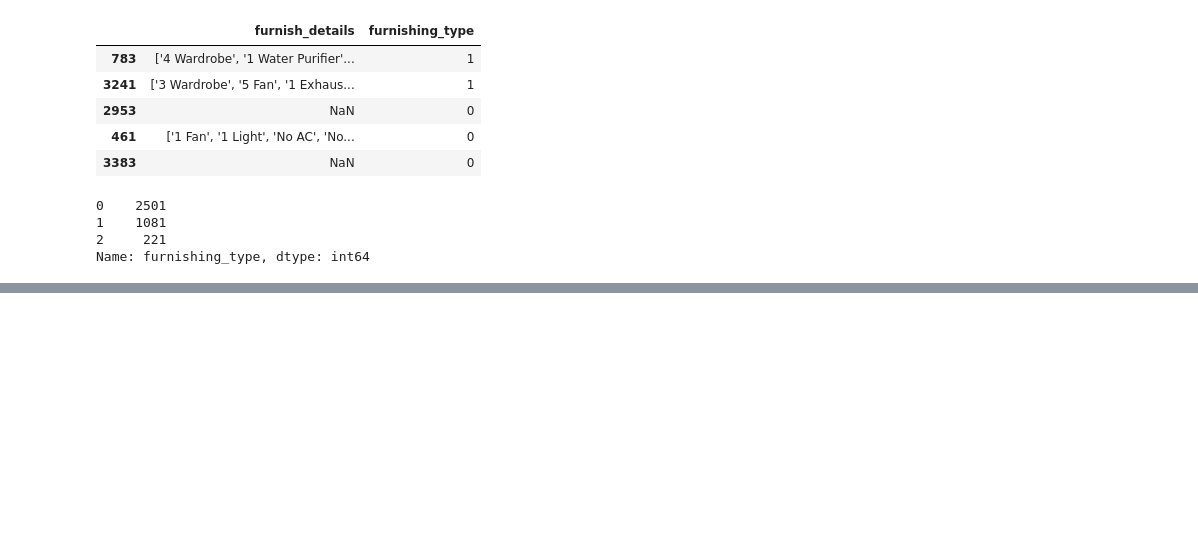
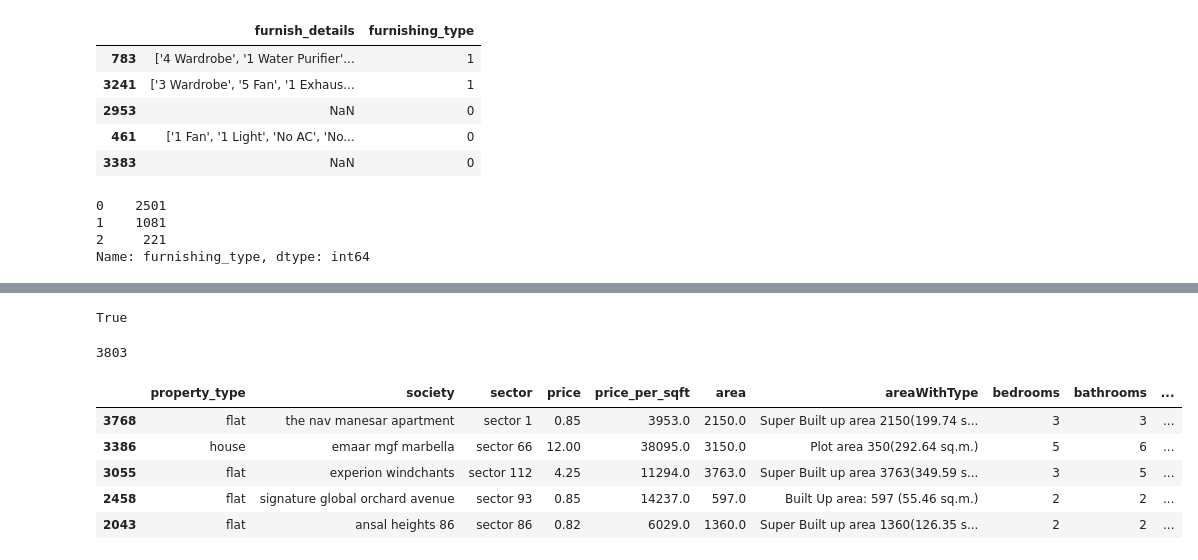
Before and after one commit to cipher499/real_estate_proj, a Jupyter notebook: feature_engineering.ipynb, the cells around one changed output, grey strips where cells are left out. Drawn from its saved outputs; the diff is of its cells as text; code cells hidden in the pictures; blank space fills up the shorter version.

```diff
--- a/feature_engineering.ipynb
+++ b/feature_engineering.ipynb
@@ -470,0 +488,4 @@ Name: furnishing_type, dtype: int64
+# %%
+# create a df containing all the rows in which features column of df is null
+df_temp = df[df['features'].isnull()]
+df_temp.shape
@@ -470,0 +494,7 @@ Name: furnishing_type, dtype: int64
+# %%
+# merge the temp df with the apartment df and extract the TopFacilities column
+x = df_temp.merge(df_apart, left_on='society', right_on='PropertyName', how='left')['TopFacilities']
+# %%
+# fill the null rows in features column using the values obtained above
+df.loc[df_temp.index, 'features'] = x.values
+df['features'].isnull().sum()
@@ -470,0 +506,10 @@ Name: furnishing_type, dtype: int64
+# %%
+# convert the string representation of lists in the 'features' column to actual lists
+df['features_list'] = df['features'].apply(lambda x: ast.literal_eval(x) if pd.notnull(x) and x.startswith('[') else [])
+
+# convert the features list into a binary matrix
+mlb = MultiLabelBinarizer()
+features_binary_matrix = mlb.fit_transform(df['features_list'])
+
+# convert the binary list into a dataframe
+features_binary_df = pd.DataFrame(features_binary_matrix, columns=mlb.classes_)
@@ -470,0 +525,4 @@ Name: furnishing_type, dtype: int64
+# %%
+features_binary_df.shape[0] == df.shape[0]
+# %% [output]
+True
@@ -470,0 +640,14 @@ Name: furnishing_type, dtype: int64
+# %%
+len(luxury_score)
+# %% [output]
+3803
+# %%
+df['luxury_score'] = luxury_score
+df.sample(5)
+# %% [output]
+|  | property_type | society | sector | price | price_per_sqft | area | areaWithType | bedrooms | bathrooms | ... |
+| 3768 | flat | the nav manesar apartment | sector 1 | 0.85 | 3953.0 | 2150.0 | Super Built up area 2150(199.74 s... | 3 | 3 | ... |
+| 3386 | house | emaar mgf marbella | sector 66 | 12.00 | 38095.0 | 3150.0 | Plot area 350(292.64 sq.m.) | 5 | 6 | ... |
+| 3055 | flat | experion windchants | sector 112 | 4.25 | 11294.0 | 3763.0 | Super Built up area 3763(349.59 s... | 3 | 5 | ... |
+| 2458 | flat | signature global orchard avenue | sector 93 | 0.85 | 14237.0 | 597.0 | Built Up area: 597 (55.46 sq.m.) | 2 | 2 | ... |
+| 2043 | flat | ansal heights 86 | sector 86 | 0.82 | 6029.0 | 1360.0 | Super Built up area 1360(126.35 s... | 2 | 2 | ... |
```
Also changed, not shown: parts of 31 cells of this notebook, 2 other files.
